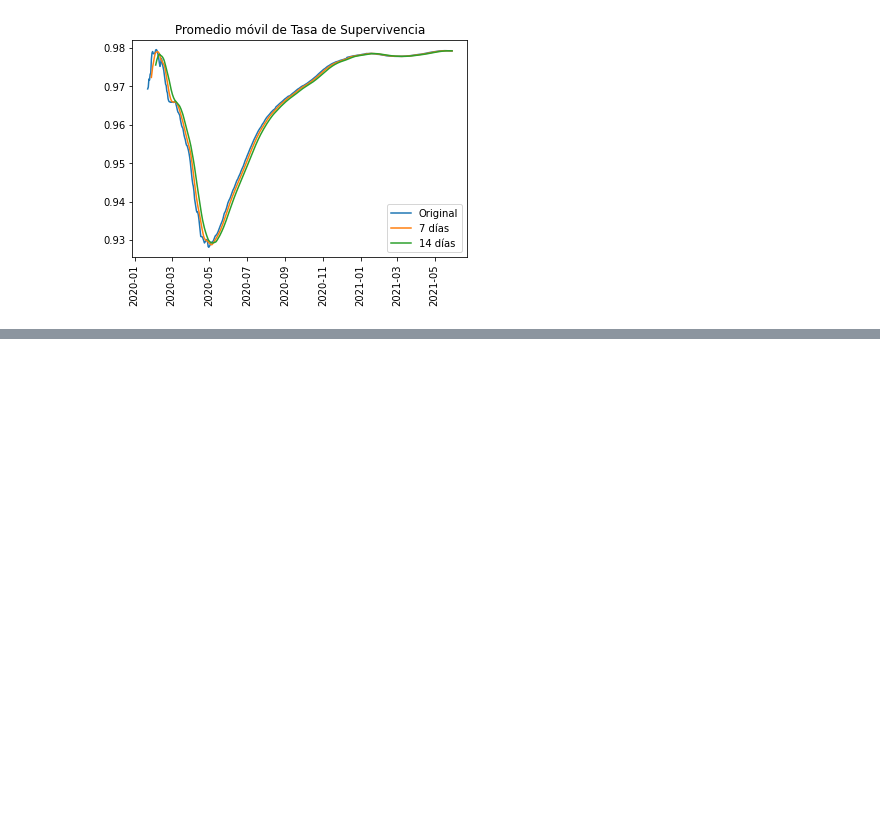
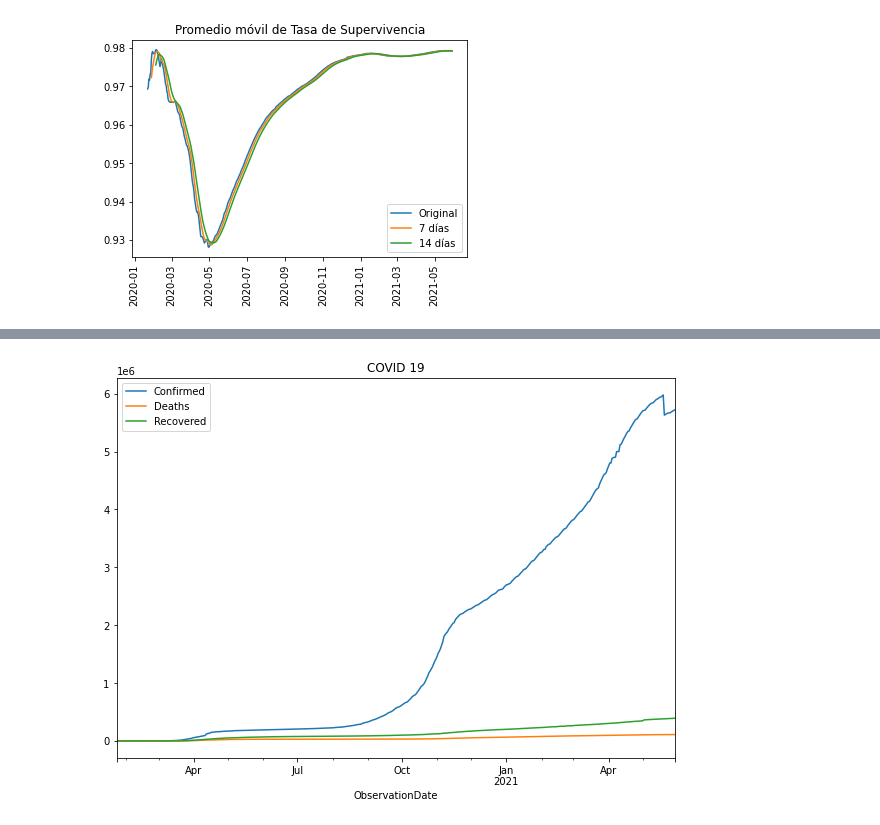
Before and after one commit to FernandoCallasaca/data_science_projects, a Jupyter notebook: 13_datetime.ipynb, the cells around one changed output, grey strips where cells are left out. Drawn from its saved outputs; the diff is of its cells as text; code cells hidden in the pictures; blank space fills up the shorter version.

```diff
--- a/13_datetime.ipynb
+++ b/13_datetime.ipynb
@@ -639,0 +674,3 @@ Text(0.5, 1.0, 'Promedio móvil de Tasa de Supervivencia')
+# %%
+df_time = df.groupby(['Country/Region', pd.Grouper(key = 'ObservationDate', freq = '1D')]).sum()
+df_time
@@ -639,0 +692,3 @@ Text(0.5, 1.0, 'Promedio móvil de Tasa de Supervivencia')
+# %%
+df_france = df_time.loc['France',:]
+df_france
@@ -639,0 +710,8 @@ Text(0.5, 1.0, 'Promedio móvil de Tasa de Supervivencia')
+# %%
+# ya que tenemos los datos de France
+df_france.plot(figsize = (10,7), title = 'COVID 19')
+plt.xlabel = 'Date'
+plt.xlabel = 'People'
+plt.show()
+# %% [output]
+[figure, added]
```
Also changed, not shown: parts of 35 cells of this notebook.
